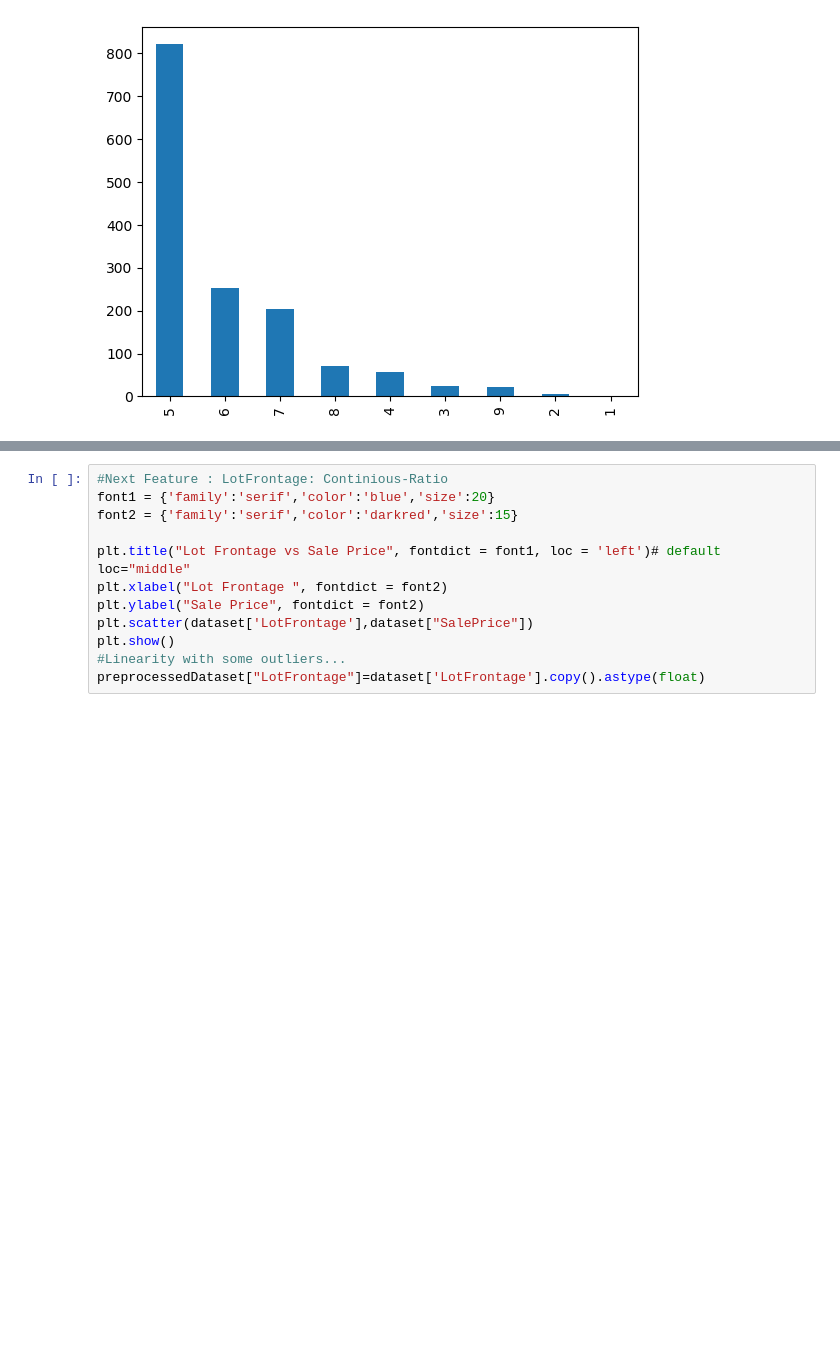
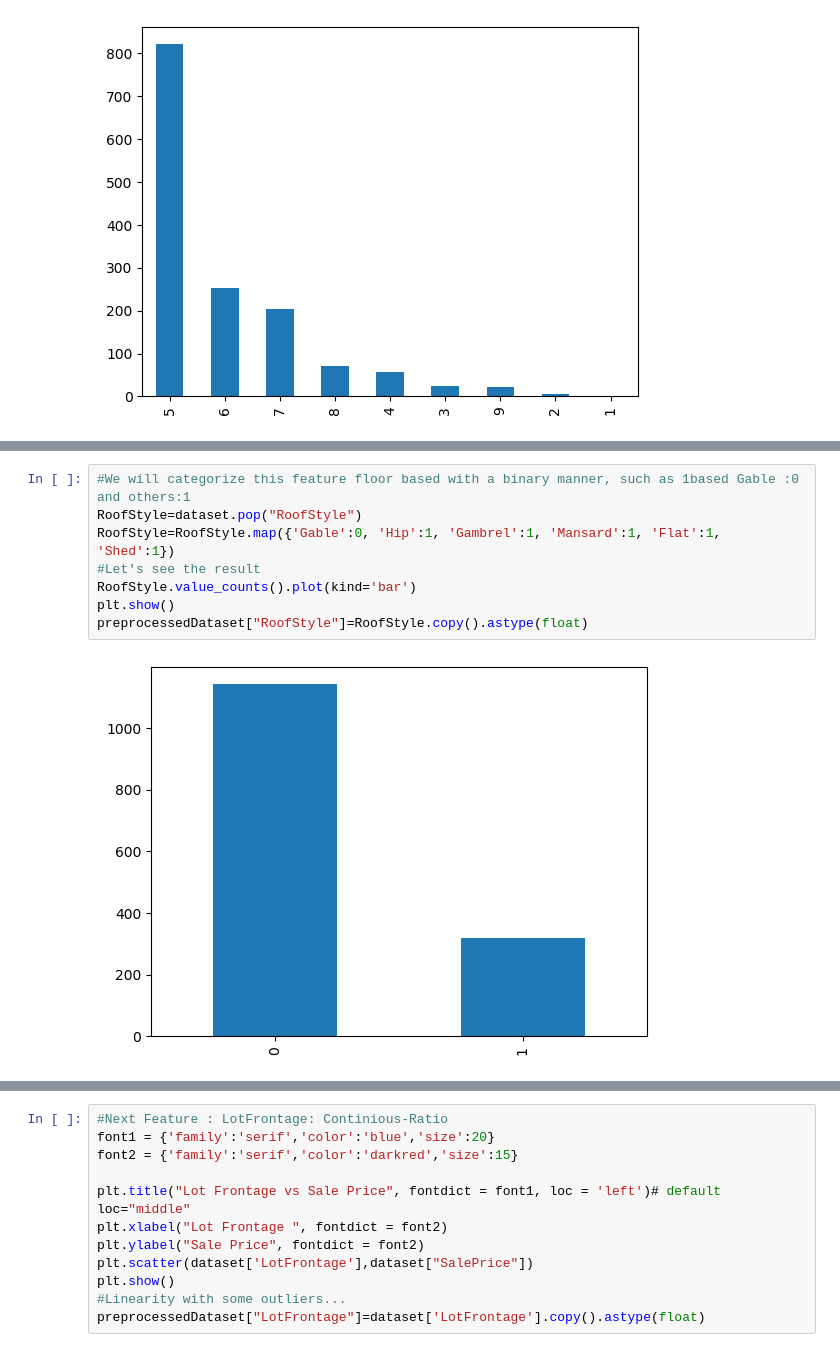
Before and after one commit to MKbinli/House-Price-Prediction, a Jupyter notebook: HP-Data Preprocessing.ipynb, the cells around one changed output, grey strips where cells are left out. Saved outputs shown, nothing was run; the diff lists cells and outputs as text; blank space fills up the shorter version.

```diff
--- a/HP-Data Preprocessing.ipynb
+++ b/HP-Data Preprocessing.ipynb
@@ -667,0 +695,10 @@ Nan Values  0
+# %%
+#We will categorize this feature floor based with a binary manner, such as 1based Gable :0 and others:1
+RoofStyle=dataset.pop("RoofStyle")
+RoofStyle=RoofStyle.map({'Gable':0, 'Hip':1, 'Gambrel':1, 'Mansard':1, 'Flat':1, 'Shed':1})
+#Let's see the result
+RoofStyle.value_counts().plot(kind='bar')
+plt.show()
+preprocessedDataset["RoofStyle"]=RoofStyle.copy().astype(float)
+# %% [output]
+[figure, added]
```
Also changed, not shown: parts of 6 cells of this notebook.
